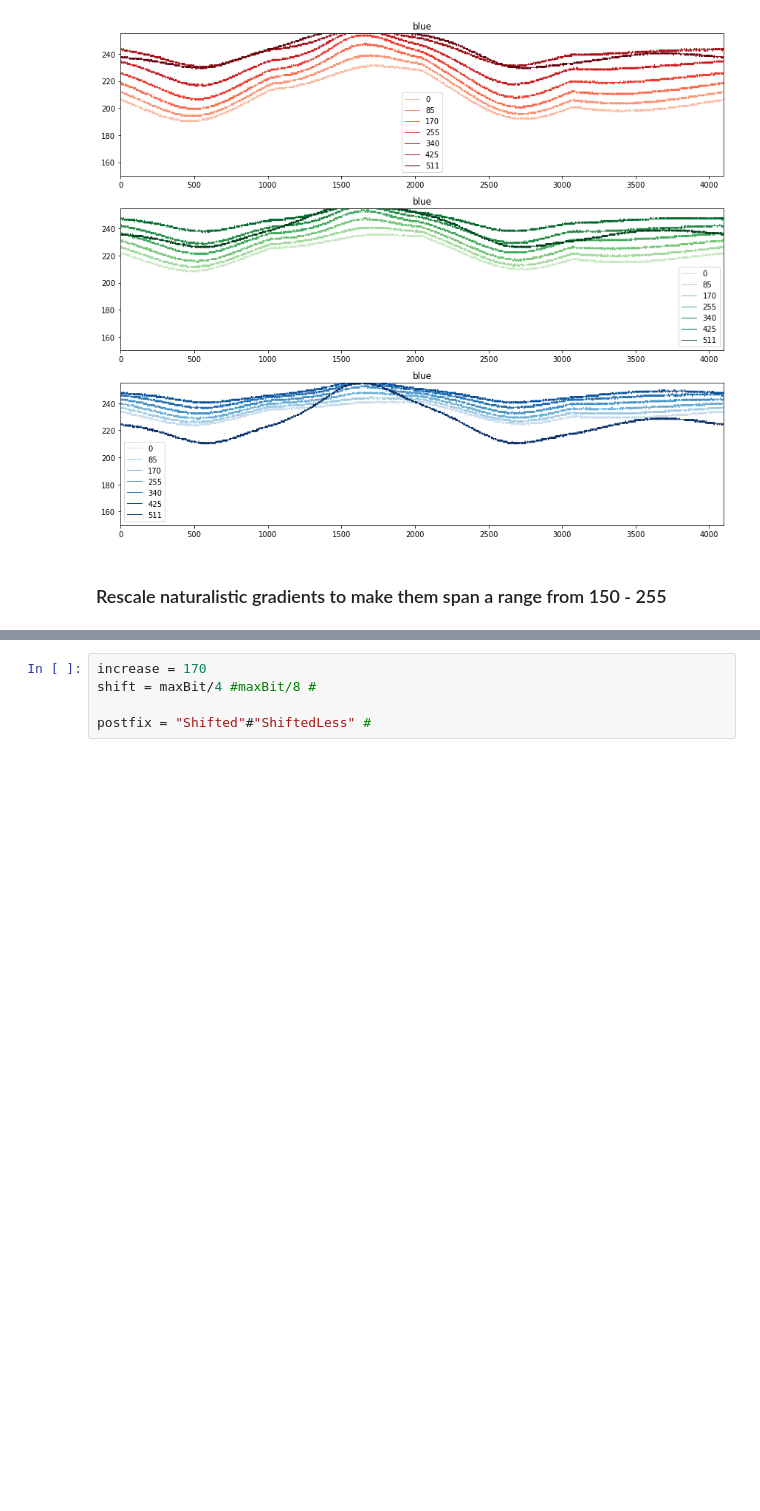
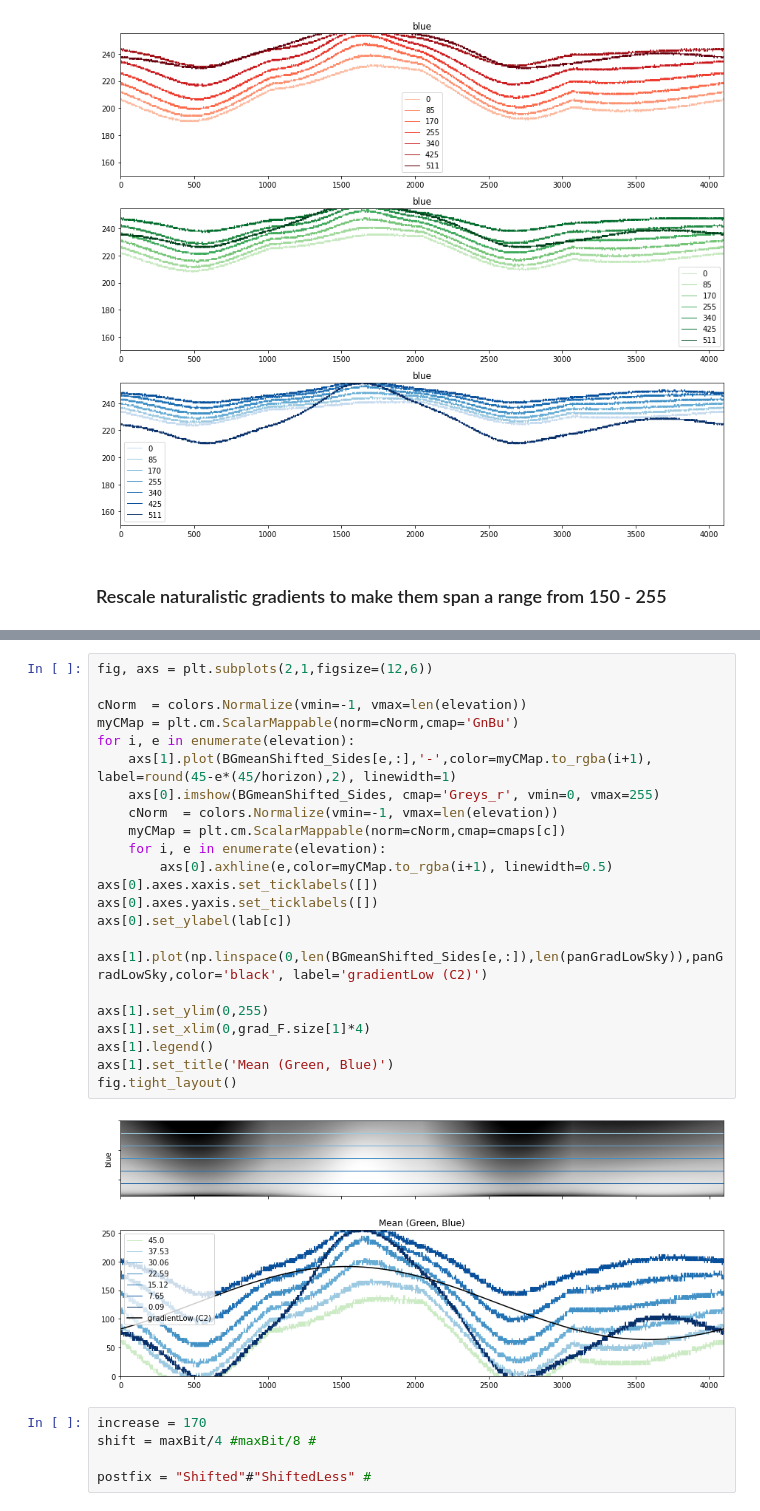
Before and after one commit to hjmh/vrStim, a Jupyter notebook: stimulusComparison.ipynb, the cells around one changed output, grey strips where cells are left out. Saved outputs shown, nothing was run; the diff lists cells and outputs as text; blank space fills up the shorter version.

```diff
--- a/stimulusComparison.ipynb
+++ b/stimulusComparison.ipynb
@@ -220,3 +275,28 @@ plt.savefig('./plots/skygradients_RGB_elevationProfile_{}.pdf'.format(savename))
+# %%
+fig, axs = plt.subplots(2,1,figsize=(12,6))
+
+cNorm  = colors.Normalize(vmin=-1, vmax=len(elevation))
+myCMap = plt.cm.ScalarMappable(norm=cNorm,cmap='GnBu')
+for i, e in enumerate(elevation):
+    axs[1].plot(BGmeanShifted_Sides[e,:],'-',color=myCMap.to_rgba(i+1), label=round(45-e*(45/horizon),2), linewidth=1)
+    axs[0].imshow(BGmeanShifted_Sides, cmap='Greys_r', vmin=0, vmax=255)
+    cNorm  = colors.Normalize(vmin=-1, vmax=len(elevation))
+    myCMap = plt.cm.ScalarMappable(norm=cNorm,cmap=cmaps[c])
+    for i, e in enumerate(elevation):
+        axs[0].axhline(e,color=myCMap.to_rgba(i+1), linewidth=0.5)
+axs[0].axes.xaxis.set_ticklabels([])
+axs[0].axes.yaxis.set_ticklabels([])
+axs[0].set_ylabel(lab[c])
+
+axs[1].plot(np.linspace(0,len(BGmeanShifted_Sides[e,:]),len(panGradLowSky)),panGradLowSky,color='black', label='gradientLow (C2)')
+
+axs[1].set_ylim(0,255)
+axs[1].set_xlim(0,grad_F.size[1]*4)
+axs[1].legend()
+axs[1].set_title('Mean (Green, Blue)')
+fig.tight_layout()
+# %% [output]
+[figure, added]
 # %%
 increase = 170
 shift = maxBit/4 #maxBit/8 #
```
Also changed, not shown: parts of 9 cells of this notebook.
